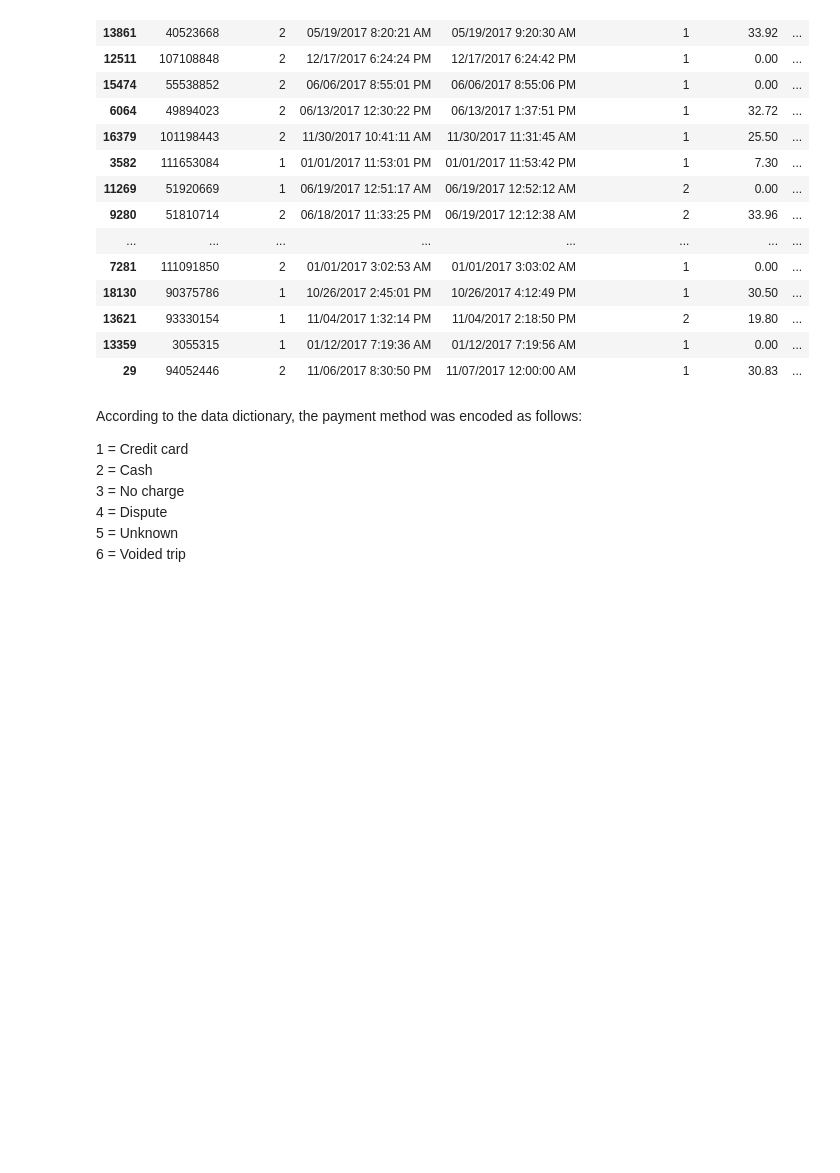
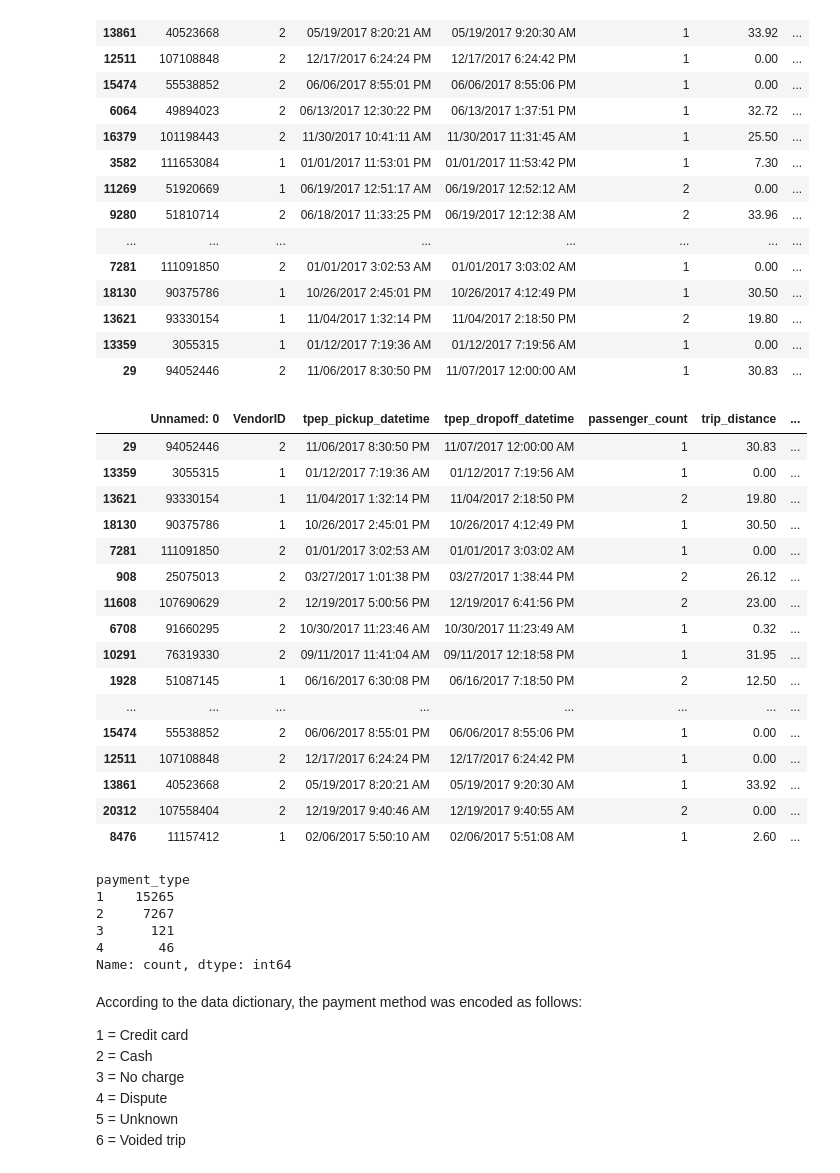
Before and after one commit to Champraise/-projects-get_started_with_python, a Jupyter notebook: Automatidata_project/Activity_Course_2_Automatidat_Lab/Activity_Course 2 Automatidata project lab.ipynb, the cells around one changed output. Saved outputs shown, nothing was run; the diff lists cells and outputs as text; code cells hidden in the pictures; blank space fills up the shorter version.

```diff
--- a/Automatidata_project/Activity_Course_2_Automatidat_Lab/Activity_Course 2 Automatidata project lab.ipynb
+++ b/Automatidata_project/Activity_Course_2_Automatidat_Lab/Activity_Course 2 Automatidata project lab.ipynb
@@ -224,11 +217,38 @@ df.sort_values(by='total_amount', ascending=False).head(20)
 # %%
 #==> ENTER YOUR CODE HERE
 
 # Sort the data by total amount and print the bottom 20 values
+df.sort_values(by='total_amount').tail(20)
+# %% [output]
+|  | Unnamed: 0 | VendorID | tpep_pickup_datetime | tpep_dropoff_datetime | passenger_count | trip_distance | ... |
+| 29 | 94052446 | 2 | 11/06/2017 8:30:50 PM | 11/07/2017 12:00:00 AM | 1 | 30.83 | ... |
+| 13359 | 3055315 | 1 | 01/12/2017 7:19:36 AM | 01/12/2017 7:19:56 AM | 1 | 0.00 | ... |
+| 13621 | 93330154 | 1 | 11/04/2017 1:32:14 PM | 11/04/2017 2:18:50 PM | 2 | 19.80 | ... |
+| 18130 | 90375786 | 1 | 10/26/2017 2:45:01 PM | 10/26/2017 4:12:49 PM | 1 | 30.50 | ... |
+| 7281 | 111091850 | 2 | 01/01/2017 3:02:53 AM | 01/01/2017 3:03:02 AM | 1 | 0.00 | ... |
+| 908 | 25075013 | 2 | 03/27/2017 1:01:38 PM | 03/27/2017 1:38:44 PM | 2 | 26.12 | ... |
+| 11608 | 107690629 | 2 | 12/19/2017 5:00:56 PM | 12/19/2017 6:41:56 PM | 2 | 23.00 | ... |
+| 6708 | 91660295 | 2 | 10/30/2017 11:23:46 AM | 10/30/2017 11:23:49 AM | 1 | 0.32 | ... |
+| 10291 | 76319330 | 2 | 09/11/2017 11:41:04 AM | 09/11/2017 12:18:58 PM | 1 | 31.95 | ... |
+| 1928 | 51087145 | 1 | 06/16/2017 6:30:08 PM | 06/16/2017 7:18:50 PM | 2 | 12.50 | ... |
+| ... | ... | ... | ... | ... | ... | ... | ... |
+| 15474 | 55538852 | 2 | 06/06/2017 8:55:01 PM | 06/06/2017 8:55:06 PM | 1 | 0.00 | ... |
+| 12511 | 107108848 | 2 | 12/17/2017 6:24:24 PM | 12/17/2017 6:24:42 PM | 1 | 0.00 | ... |
+| 13861 | 40523668 | 2 | 05/19/2017 8:20:21 AM | 05/19/2017 9:20:30 AM | 1 | 33.92 | ... |
+| 20312 | 107558404 | 2 | 12/19/2017 9:40:46 AM | 12/19/2017 9:40:55 AM | 2 | 0.00 | ... |
+| 8476 | 11157412 | 1 | 02/06/2017 5:50:10 AM | 02/06/2017 5:51:08 AM | 1 | 2.60 | ... |
 # %%
 #==> ENTER YOUR CODE HERE
 
 # How many of each payment type are represented in the data?
+df['payment_type'].value_counts()
+# %% [output]
+payment_type
+1    15265
+2     7267
+3      121
+4       46
+Name: count, dtype: int64
 # %% [markdown]
 According to the data dictionary, the payment method was encoded as follows:
 
```
Also changed, not shown: parts of 7 cells of this notebook.
